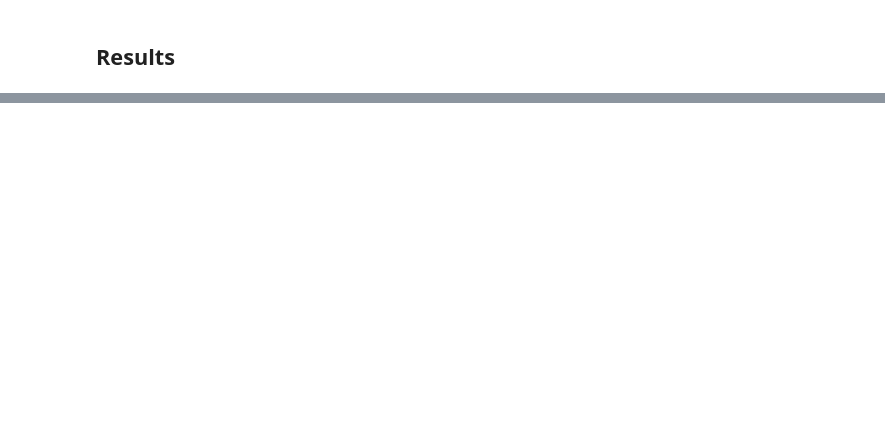
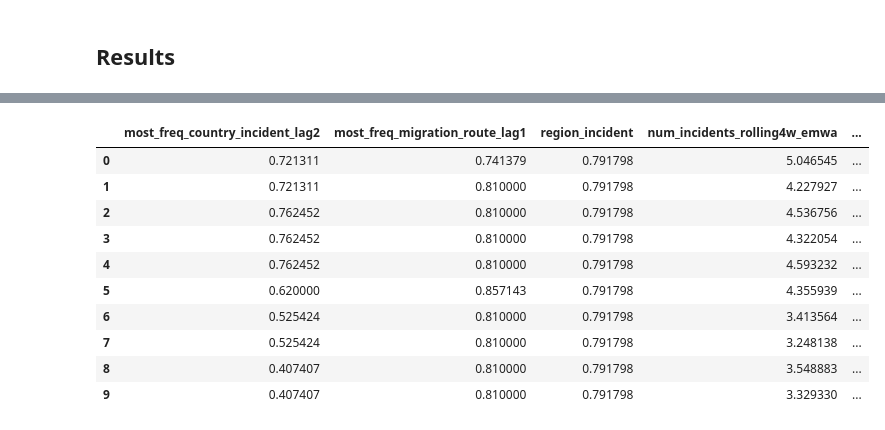
Before and after one commit to SiddhanthNB/global-migration-fatality, a Jupyter notebook: main.ipynb, the cells around one changed output, grey strips where cells are left out. Saved outputs shown, nothing was run; the diff lists cells and outputs as text; code cells hidden in the pictures; blank space fills up the shorter version.

```diff
--- a/main.ipynb
+++ b/main.ipynb
@@ -1402,3 +1402,25 @@ weighted avg       0.94      0.94      0.94      1026
 # TODO:
 # given region and week - predict the risk level
 # given range of date - give me all high risk regions
+# %%
+X_test_with_predictions = X_test_reduced.copy()
+
+X_test_with_predictions['is_high_risk_predicted'] = y_pred
+
+X_test_with_predictions = X_test_with_predictions.sort_values(by=['is_high_risk_predicted', 'region_incident'], ascending=False)
+
+X_test_with_predictions = X_test_with_predictions.reset_index(drop=True)
+
+X_test_with_predictions.head(10)
+# %% [output]
+|  | most_freq_country_incident_lag2 | most_freq_migration_route_lag1 | region_incident | num_incidents_rolling4w_emwa | ... |
+| 0 | 0.721311 | 0.741379 | 0.791798 | 5.046545 | ... |
+| 1 | 0.721311 | 0.810000 | 0.791798 | 4.227927 | ... |
+| 2 | 0.762452 | 0.810000 | 0.791798 | 4.536756 | ... |
+| 3 | 0.762452 | 0.810000 | 0.791798 | 4.322054 | ... |
+| 4 | 0.762452 | 0.810000 | 0.791798 | 4.593232 | ... |
+| 5 | 0.620000 | 0.857143 | 0.791798 | 4.355939 | ... |
+| 6 | 0.525424 | 0.810000 | 0.791798 | 3.413564 | ... |
+| 7 | 0.525424 | 0.810000 | 0.791798 | 3.248138 | ... |
+| 8 | 0.407407 | 0.810000 | 0.791798 | 3.548883 | ... |
+| 9 | 0.407407 | 0.810000 | 0.791798 | 3.329330 | ... |
```
Also changed, not shown: parts of 10 cells of this notebook.
